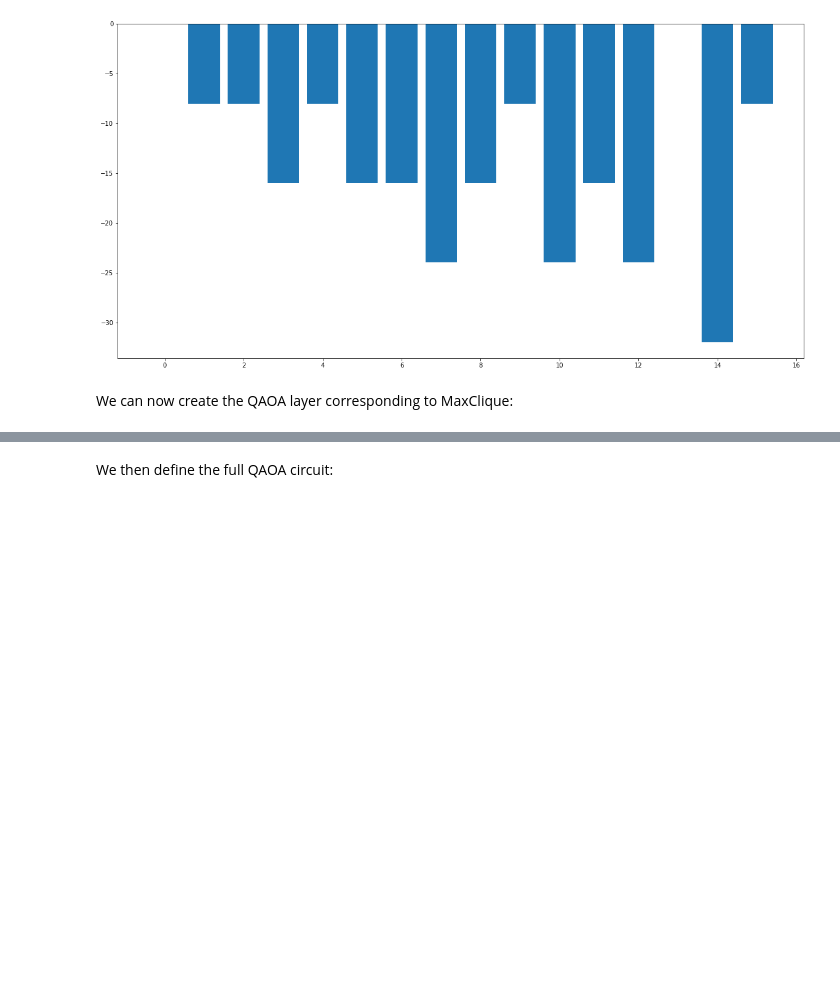
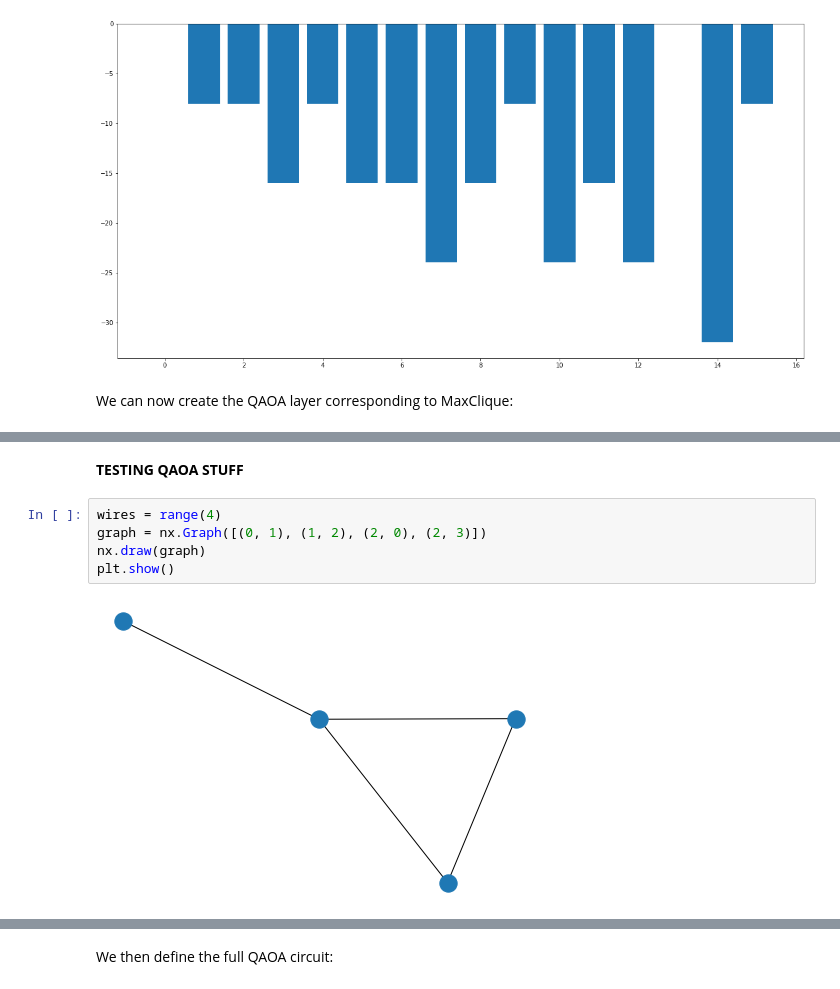
Before and after one commit to Lucaman99/pennylane, a Jupyter notebook: qaoa-good.ipynb, the cells around one changed output, grey strips where cells are left out. Cells and saved outputs as stored; diff of their text form; blank space fills up the shorter version.

```diff
--- a/qaoa-good.ipynb
+++ b/qaoa-good.ipynb
@@ -317,0 +292,9 @@ def qaoa_layer(gamma, alpha):
+# %% [markdown]
+**TESTING QAOA STUFF**
+# %%
+wires = range(4)
+graph = nx.Graph([(0, 1), (1, 2), (2, 0), (2, 3)])
+nx.draw(graph)
+plt.show()
+# %% [output]
+[figure, added]
```
Also changed, not shown: parts of 10 cells of this notebook, 8 other files.
